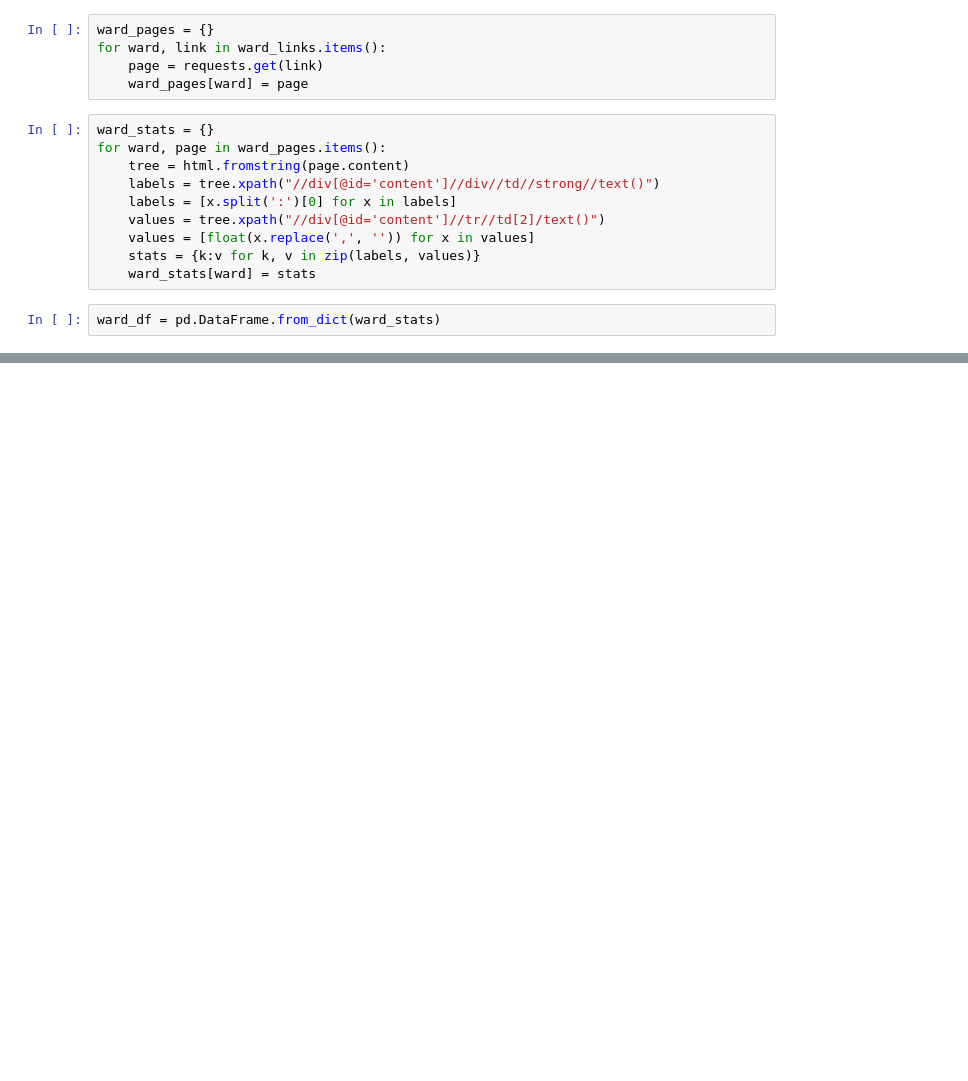
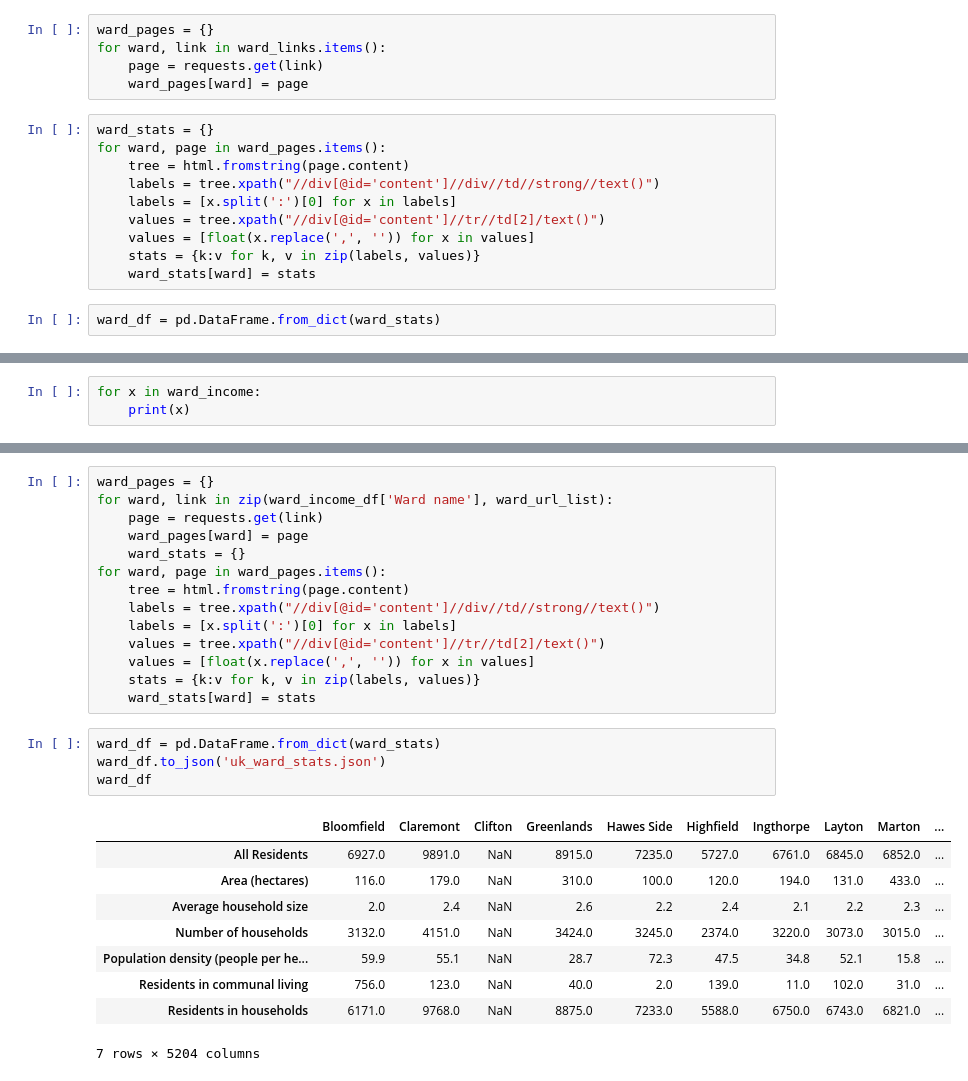
Before and after one commit to t2o2/data_fellowship, a Jupyter notebook: helpers/UK census scrapper.ipynb, the cells around one changed output, grey strips where cells are left out. Drawn from its saved outputs; the diff is of its cells as text; blank space fills up the shorter version.

```diff
--- a/helpers/UK census scrapper.ipynb
+++ b/helpers/UK census scrapper.ipynb
@@ -59,0 +80,3 @@ pd.read_json('ward_stats.json')
+# %%
+for x in ward_income:
+    print(x)
@@ -59,0 +124,28 @@ pd.read_json('ward_stats.json')
+# %%
+ward_pages = {}
+for ward, link in zip(ward_income_df['Ward name'], ward_url_list):
+    page = requests.get(link)
+    ward_pages[ward] = page
+    ward_stats = {}
+for ward, page in ward_pages.items():
+    tree = html.fromstring(page.content)
+    labels = tree.xpath("//div[@id='content']//div//td//strong//text()")
+    labels = [x.split(':')[0] for x in labels]
+    values = tree.xpath("//div[@id='content']//tr//td[2]/text()")
+    values = [float(x.replace(',', '')) for x in values]
+    stats = {k:v for k, v in zip(labels, values)}
+    ward_stats[ward] = stats
+# %%
+ward_df = pd.DataFrame.from_dict(ward_stats)
+ward_df.to_json('uk_ward_stats.json')
+ward_df
+# %% [output]
+|  | Bloomfield | Claremont | Clifton | Greenlands | Hawes Side | Highfield | Ingthorpe | Layton | Marton | ... |
+| All Residents | 6927.0 | 9891.0 | NaN | 8915.0 | 7235.0 | 5727.0 | 6761.0 | 6845.0 | 6852.0 | ... |
+| Area (hectares) | 116.0 | 179.0 | NaN | 310.0 | 100.0 | 120.0 | 194.0 | 131.0 | 433.0 | ... |
+| Average household size | 2.0 | 2.4 | NaN | 2.6 | 2.2 | 2.4 | 2.1 | 2.2 | 2.3 | ... |
+| Number of households | 3132.0 | 4151.0 | NaN | 3424.0 | 3245.0 | 2374.0 | 3220.0 | 3073.0 | 3015.0 | ... |
+| Population density (people per he... | 59.9 | 55.1 | NaN | 28.7 | 72.3 | 47.5 | 34.8 | 52.1 | 15.8 | ... |
+| Residents in communal living | 756.0 | 123.0 | NaN | 40.0 | 2.0 | 139.0 | 11.0 | 102.0 | 31.0 | ... |
+| Residents in households | 6171.0 | 9768.0 | NaN | 8875.0 | 7233.0 | 5588.0 | 6750.0 | 6743.0 | 6821.0 | ... |
+7 rows × 5204 columns
```
Also changed, not shown: parts of 12 cells of this notebook, 9 other files.
